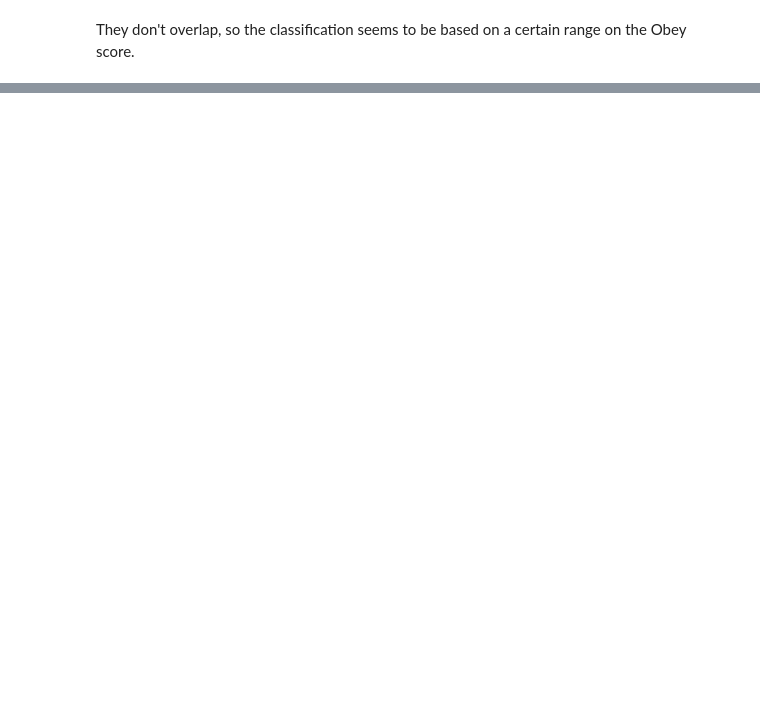
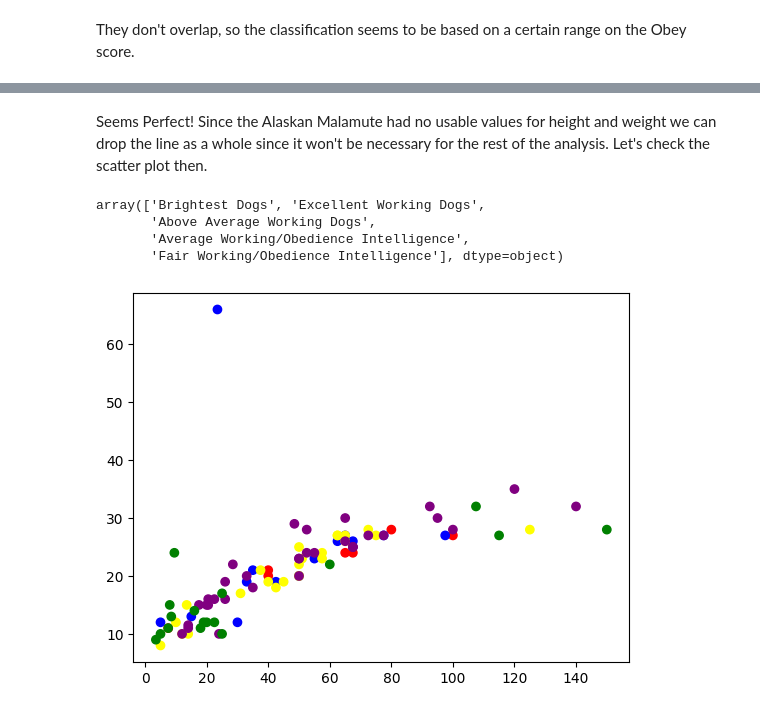
Before and after one commit to hugotorres22/data-analysis, a Jupyter notebook: Dogs Size vs Inteligence/MainAnalysis.ipynb, the cells around one changed output, grey strips where cells are left out. Saved outputs shown, nothing was run; the diff lists cells and outputs as text; code cells hidden in the pictures; blank space fills up the shorter version.

Commit message:
Scatter plot

```diff
--- a/Dogs Size vs Inteligence/MainAnalysis.ipynb
+++ b/Dogs Size vs Inteligence/MainAnalysis.ipynb
@@ -191,0 +102,3 @@ They don't overlap, so the classification seems to be based on a certain range o
+# %%
+whole_info_obey.loc[:,'avg_height'] = (whole_info_obey['height_high_inches'].astype(float) + whole_info_obey['height_high_inches'].astype(float))/2
+whole_info_obey.loc[:,'avg_weight'] = (whole_info_obey['weight_high_lbs'].astype(float) + whole_info_obey['weight_low_lbs'].astype(float))/2
@@ -191,0 +107,5 @@ They don't overlap, so the classification seems to be based on a certain range o
+# %%
+whole_info_obey = whole_info_obey[~(whole_info_obey['Breed']=='Alaskan Malamute')]
+# %%
+whole_info_obey.loc[:,'avg_height'] = (whole_info_obey['height_high_inches'].astype(float) + whole_info_obey['height_high_inches'].astype(float))/2
+whole_info_obey.loc[:,'avg_weight'] = (whole_info_obey['weight_high_lbs'].astype(float) + whole_info_obey['weight_low_lbs'].astype(float))/2
@@ -191,0 +123,23 @@ They don't overlap, so the classification seems to be based on a certain range o
+# %% [markdown]
+Seems Perfect! Since the Alaskan Malamute had no usable values for height and weight we can drop the line as a whole since it won't be necessary for the rest of the analysis.
+Let's check the scatter plot then.
+# %%
+whole_info_obey['Classification'].unique()
+# %% [output]
+array(['Brightest Dogs', 'Excellent Working Dogs',
+       'Above Average Working Dogs',
+       'Average Working/Obedience Intelligence',
+       'Fair Working/Obedience Intelligence'], dtype=object)
+# %%
+color_dict = {'Brightest Dogs':'red',
+'Excellent Working Dogs':'blue',
+'Above Average Working Dogs':'yellow',
+'Average Working/Obedience Intelligence':'purple',
+'Fair Working/Obedience Intelligence':'green'
+}
+# %%
+fig, ax = plt.subplots()
+ax.scatter(x=whole_info_obey['avg_weight'], y=whole_info_obey['avg_height'], c=whole_info_obey['Classification'].map(color_dict))
+plt.show()
+# %% [output]
+[figure, added]
```
Also changed, not shown: parts of 18 cells of this notebook.
